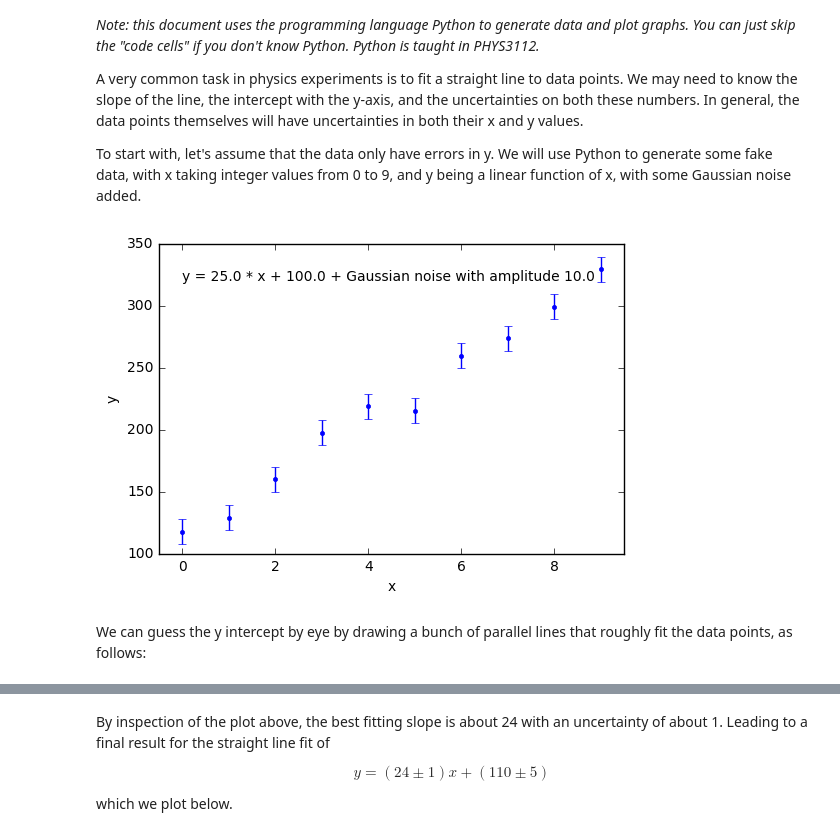
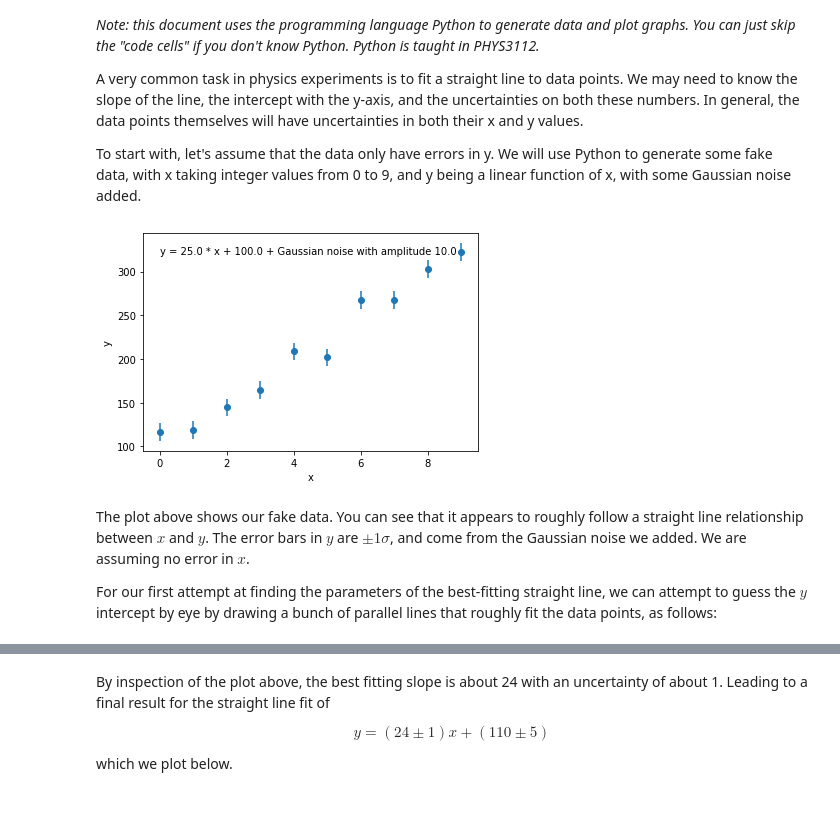
Before and after one commit to phys3112/intro, a Jupyter notebook: mcba12-fitting-a-straight-line.ipynb, the cells around one changed output, grey strips where cells are left out. Cells and saved outputs as stored; diff of their text form; code cells hidden in the pictures; blank space fills up the shorter version.

```diff
--- a/mcba12-fitting-a-straight-line.ipynb
+++ b/mcba12-fitting-a-straight-line.ipynb
@@ -14,38 +14,40 @@ import matplotlib.pyplot as plt
 %matplotlib inline
 
 slope = 25
 intercept = 100
 yerr = 10 # The amplitude of the Gaussian noise.
 
 # Seed the random number generator, so that we
 # get the same numbers each time we run this program.
 
-np.random.seed(0)
+np.random.seed(1)
 
 # Here is an array of x values: the integers from 0 to 9:
 
 x = np.array(np.arange(10))
 
 # Generate some fake y data with Gaussian
 # noise (amplitude "yerr") added.
 
 y = slope * x + intercept + \
     np.random.normal(loc=0.0, scale=yerr, size=x.size)
 
 # Plot the data.
 
-plt.errorbar(x, y, yerr = yerr, fmt = '.')
+plt.errorbar(x, y, yerr = yerr, fmt = 'o')
 plt.xlabel("x")
 plt.ylabel("y")
 plt.xlim(-0.5, 9.5)
 plt.text(0, 320, \
          'y = {:.1f} * x + {:.1f} + Gaussian noise with amplitude {:.1f}' \
          .format(slope, intercept, yerr))
 plt.show()
 # %% [output]
-[figure, old version]
+[figure, new version]
-# %% [markdown]
-We can guess the y intercept by eye by drawing a bunch of parallel lines that roughly fit the data points, as follows:
+# %% [markdown]
+The plot above shows our fake data. You can see that it appears to roughly follow a straight line relationship between $x$ and $y$. The error bars in $y$ are $\pm1\sigma$, and come from the Gaussian noise we added. We are assuming no error in $x$.
+
+For our first attempt at finding the parameters of the best-fitting straight line, we can attempt to guess the $y$ intercept by eye by drawing a bunch of parallel lines that roughly fit the data points, as follows:
 # %%
 # Plot the data, and some parallel lines.
 
```
Also changed, not shown: parts of 7 cells of this notebook, 2 other files.
